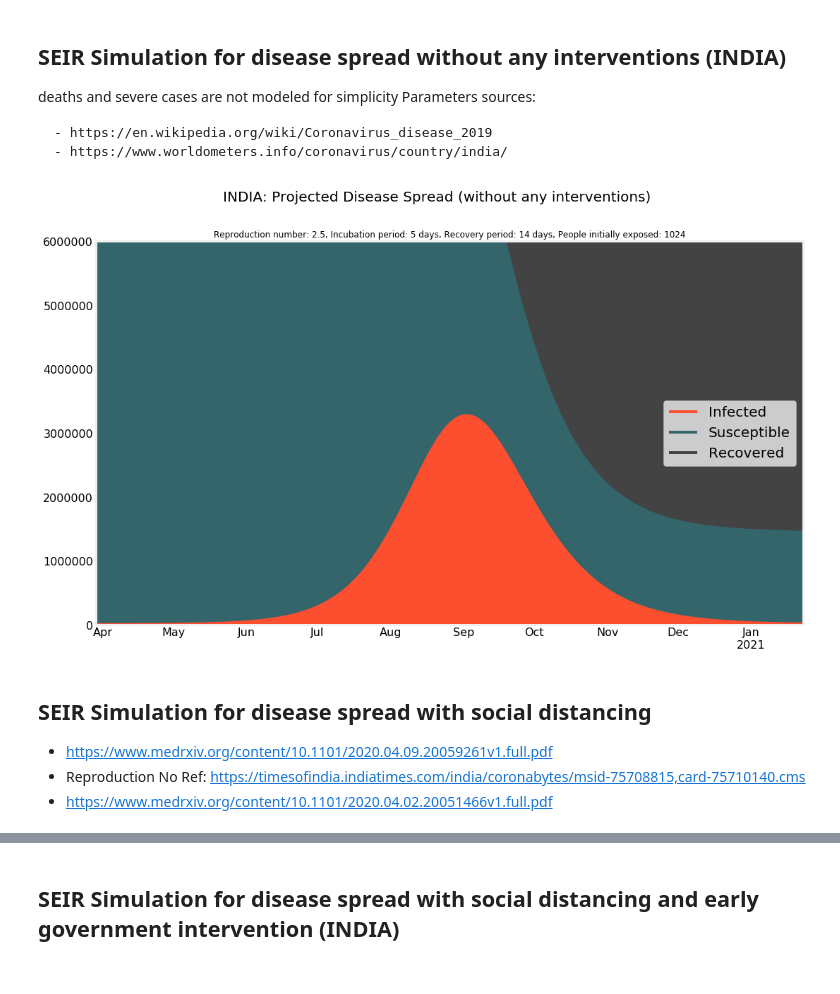
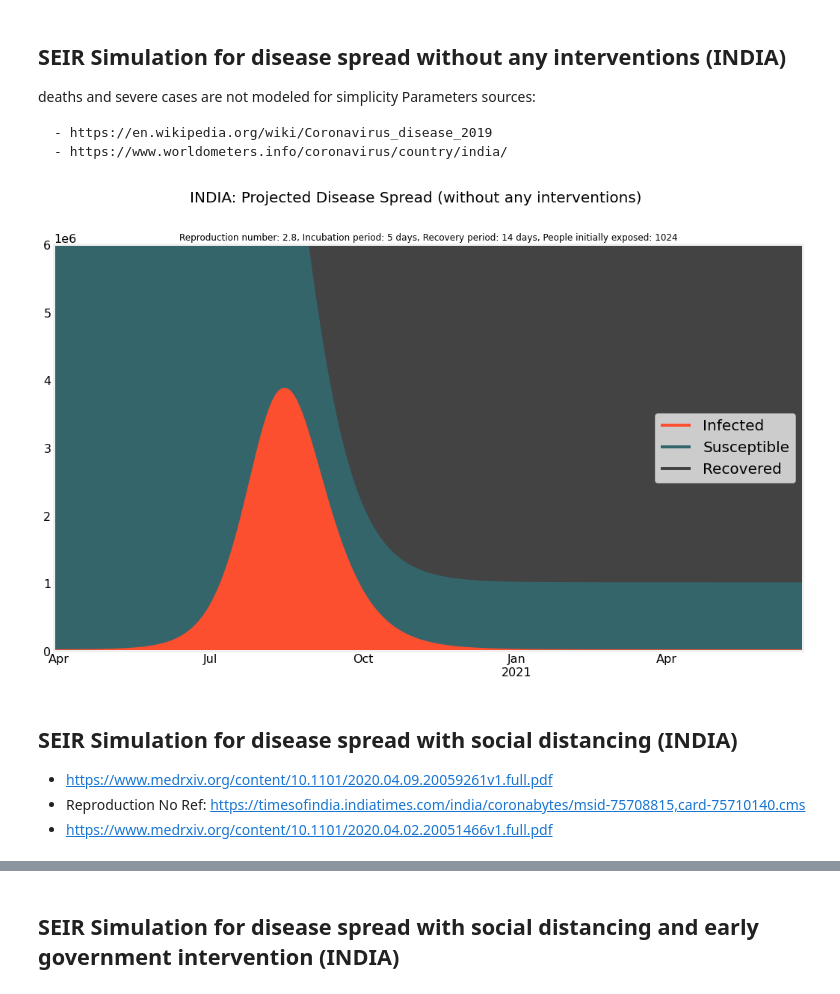
Before and after one commit to Niharika1203/CSE246_FinalProject-1, a Jupyter notebook: CSE246-FinalProject-COVID-19.ipynb, the cells around one changed output, grey strips where cells are left out. Drawn from its saved outputs; the diff is of its cells as text; code cells hidden in the pictures.

```diff
--- a/CSE246-FinalProject-COVID-19.ipynb
+++ b/CSE246-FinalProject-COVID-19.ipynb
@@ -515,7 +515,7 @@ Parameters sources:
 # Model parameters
 incubation_period = 5 # Days from infection to transmission / latent period until becoming infectious.
 recovery_period = 14 # Days from infection to recovery (until no longer being infectious).
-reproduction_number = 2.5 # Number of susceptible people who get exposed/infected by an infected individual.
+reproduction_number = 2.8 # Number of susceptible people who get exposed/infected by an infected individual.
 
 # Model rates calculations
 sigma = 1 / incubation_period
@@ -524,7 +524,7 @@ gamma = 1 / recovery_period
 beta = lambda _: reproduction_number * gamma
 
 # Simulation parameters
-simulation_duration = 10 * 30  # 15 months in days
+simulation_duration = 15 * 30  # 15 months in days
 population_size = 1380e4 # 1380e6
 
 # Initial_conditions
@@ -544,36 +544,36 @@ results_df = SEIR_model(
     initial_conditions=init_vals,
     model_parameters=(sigma, beta, gamma),
     days=simulation_duration,
 )
 # Scale outputs by population size
 results_df *= population_size
 results_df = results_df.astype(int)
 # Set date index
 results_df.index = pd.date_range(
     start_date, start_date + pd.Timedelta(days=simulation_duration)
 )
 
 # Plotting
 # for plotting purposes, "infected" includes individuals who have been exposed as well
 SEIR_chart(
     pd.DataFrame(
         {
             "Infected": results_df["Infected"] + results_df["Exposed"],
             "Susceptible": results_df["Susceptible"],
             "Recovered": results_df["Recovered"],
         }
     ),
     "INDIA: Projected Disease Spread (without any interventions)",
     "Reproduction number: {}, Incubation period: {} days, Recovery period: {} days, People initially exposed: {}".format(
         reproduction_number, incubation_period, recovery_period, initial_exposed
     ),
 
     6000000
 )
 # %% [output]
-[figure, old version]
+[figure, new version]
 # %% [markdown]
-## SEIR Simulation for disease spread with social distancing
+## SEIR Simulation for disease spread with social distancing (INDIA)
 
 - https://www.medrxiv.org/content/10.1101/2020.04.09.20059261v1.full.pdf
 - Reproduction No Ref: https://timesofindia.indiatimes.com/india/coronabytes/msid-75708815,card-75710140.cms
```
Also changed, not shown: parts of 16 cells of this notebook.
